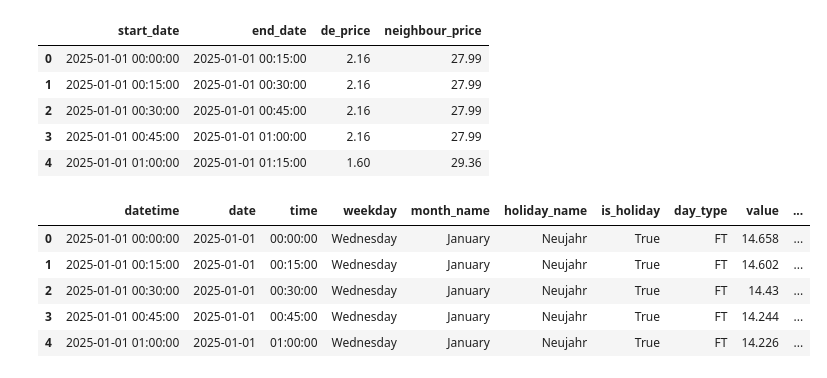
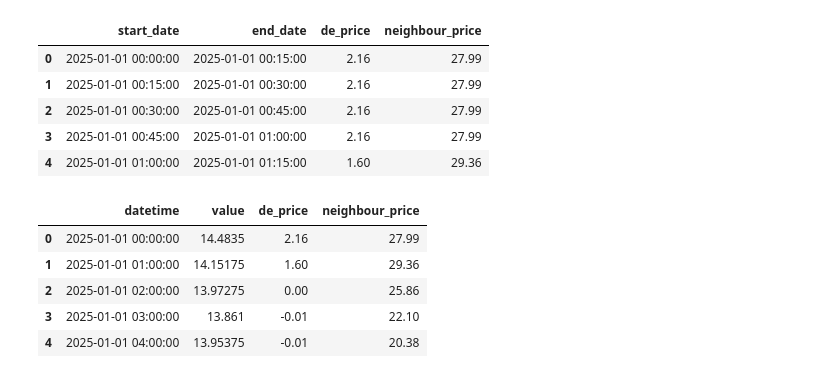
Before and after one commit to NeilSinclair/electricy-model, a Jupyter notebook: data-analysis.ipynb, the cells around one changed output. Cells and saved outputs as stored; diff of their text form; code cells hidden in the pictures.

```diff
--- a/data-analysis.ipynb
+++ b/data-analysis.ipynb
@@ -4,7 +4,7 @@ from datetime import datetime as dt
 import matplotlib.pyplot as plt
 import holidays
 # %%
-data = pd.read_excel("/Users/neil.sinclair@diconium.com/Projects/electricy-model/data/energy_profile.xlsx", header=2)
+data = pd.read_excel("data/energy_profile.xlsx", header=2)
 data.drop(columns=["Unnamed: 0"], inplace=True)
 
 months = ["January", "February", "March", "April", "May", "June", "July", "August", "September", "October", "November", "December"]
@@ -124,19 +119,19 @@ day_ahead.head()
 | 3 | 2025-01-01 00:45:00 | 2025-01-01 01:00:00 | 2.16 | 27.99 |
 | 4 | 2025-01-01 01:00:00 | 2025-01-01 01:15:00 | 1.60 | 29.36 |
 # %%
-df_combined = df.merge(
+df_combined = df_hourly.merge(
     day_ahead[["start_date", "de_price", "neighbour_price"]],
     left_on="datetime",
     right_on="start_date",
     how="left"
 ).drop(columns=["start_date"])
 
 df_combined.head()
 # %% [output]
-|  | datetime | date | time | weekday | month_name | holiday_name | is_holiday | day_type | value | ... |
-| 0 | 2025-01-01 00:00:00 | 2025-01-01 | 00:00:00 | Wednesday | January | Neujahr | True | FT | 14.658 | ... |
-| 1 | 2025-01-01 00:15:00 | 2025-01-01 | 00:15:00 | Wednesday | January | Neujahr | True | FT | 14.602 | ... |
-| 2 | 2025-01-01 00:30:00 | 2025-01-01 | 00:30:00 | Wednesday | January | Neujahr | True | FT | 14.43 | ... |
-| 3 | 2025-01-01 00:45:00 | 2025-01-01 | 00:45:00 | Wednesday | January | Neujahr | True | FT | 14.244 | ... |
-| 4 | 2025-01-01 01:00:00 | 2025-01-01 | 01:00:00 | Wednesday | January | Neujahr | True | FT | 14.226 | ... |
+|  | datetime | value | de_price | neighbour_price |
+| 0 | 2025-01-01 00:00:00 | 14.4835 | 2.16 | 27.99 |
+| 1 | 2025-01-01 01:00:00 | 14.15175 | 1.60 | 29.36 |
+| 2 | 2025-01-01 02:00:00 | 13.97275 | 0.00 | 25.86 |
+| 3 | 2025-01-01 03:00:00 | 13.861 | -0.01 | 22.10 |
+| 4 | 2025-01-01 04:00:00 | 13.95375 | -0.01 | 20.38 |
 # %%
```
Also changed, not shown: parts of 15 cells of this notebook.
